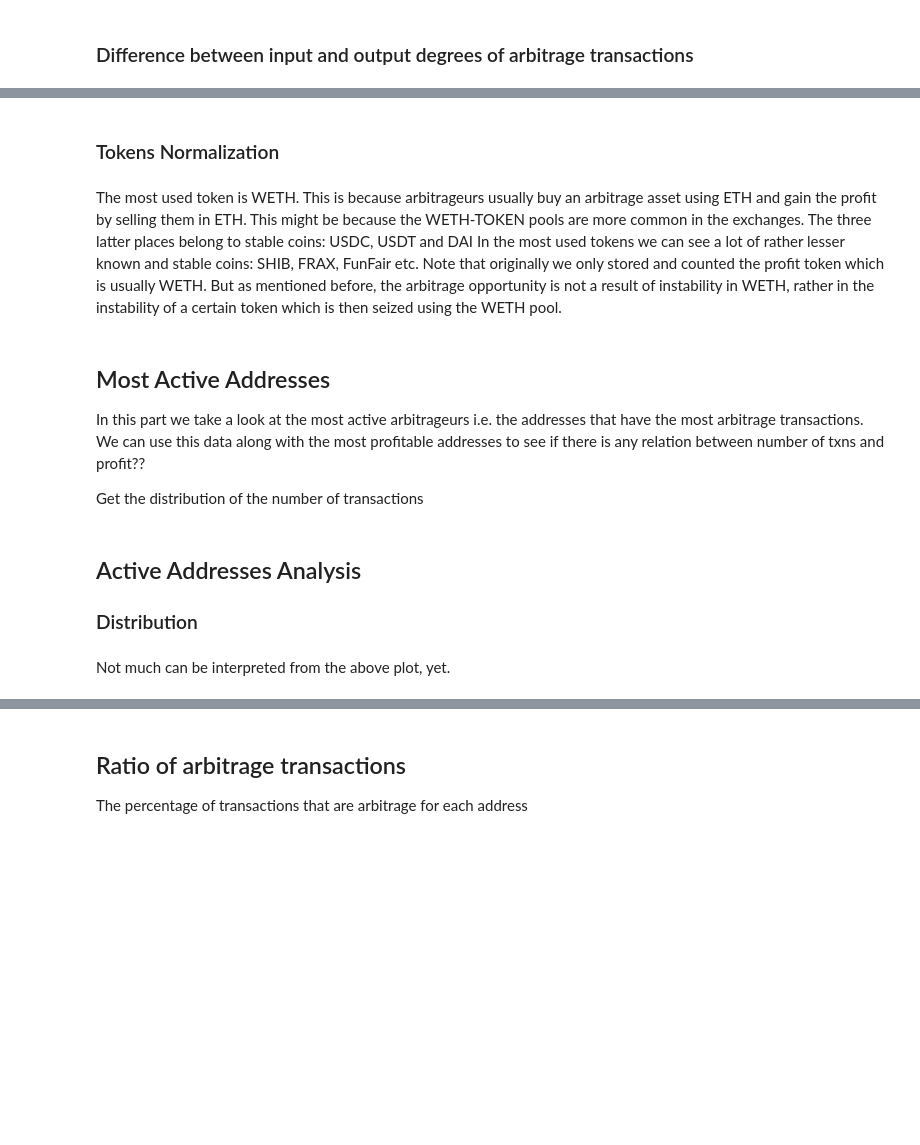
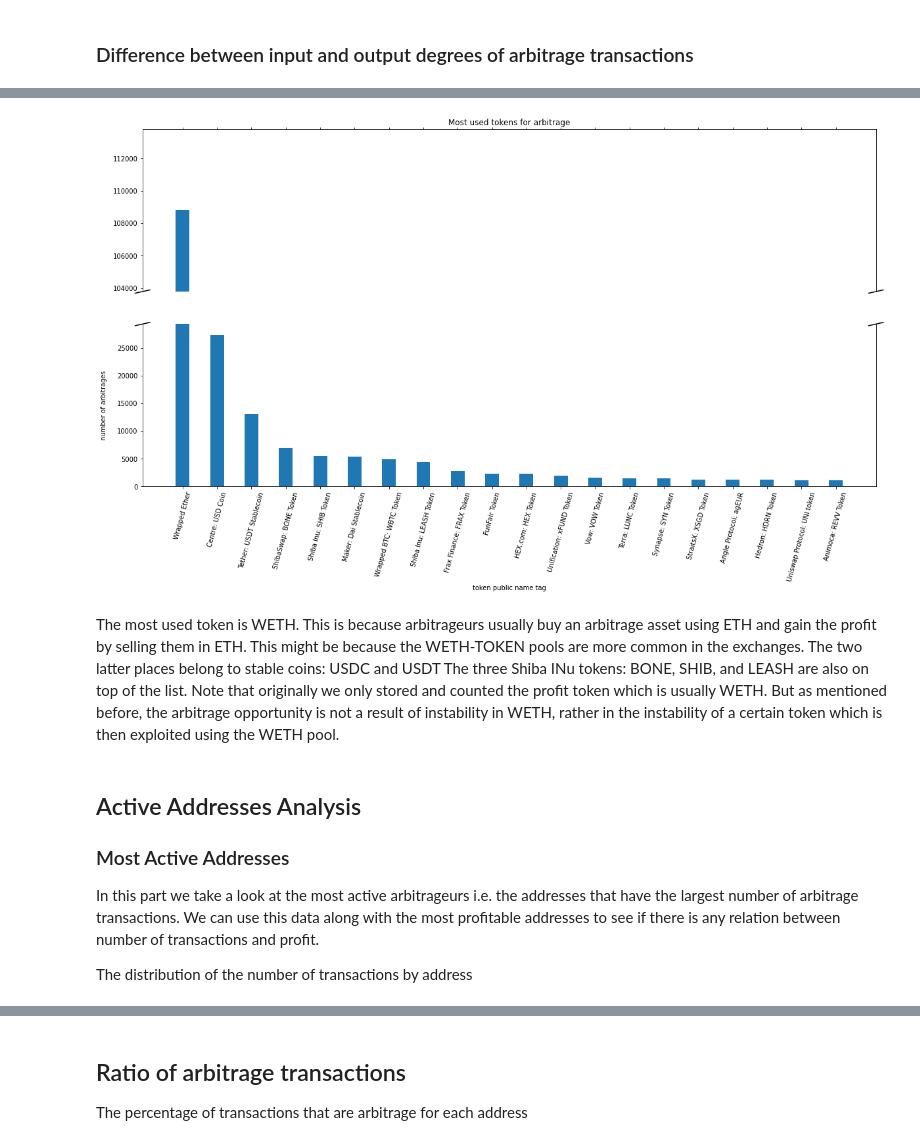
Before and after one commit to noushkia/mev-analysis, a Jupyter notebook: arbitrage_analysis.ipynb, the cells around one changed output, grey strips where cells are left out. Cells and saved outputs as stored; diff of their text form; code cells hidden in the pictures; blank space fills up the shorter version.

Commit message:
Plots: Plot most active addresses. Plot the distribution of addresses. Plot block_position distribution. Plot most used protocols.

```diff
--- a/arbitrage_analysis.ipynb
+++ b/arbitrage_analysis.ipynb
@@ -260,3 +239,3 @@ def _get_name_tags(addresses):
 # %%
-profitable_input_tokens = _token_use('input_tokens_address')
-profitable_output_tokens = _token_use('output_tokens_address')
+input_tokens = _token_use('input_tokens_address')
+output_tokens = _token_use('output_tokens_address')
@@ -294,0 +301,7 @@ public_name_tags = _get_name_tags(most_profitable_tokens.index)
+# %%
+# Get the 20 most used tokens
+# Todo: profits?
+
+most_used_tokens = input_tokens.nlargest(20, input_tokens.columns[0])
+
+public_name_tags = _get_name_tags(most_used_tokens.index)
@@ -295,48 +329,43 @@ public_name_tags = _get_name_tags(most_profitable_tokens.index)
 # %%
-def bar(ax, x, y, _rotation=45, _width=0.3):
+def bar(ax, x, y, _rotation=75, _width=0.4):
     ax.bar(x, y, width=_width)
-    ax.set_xticks(x)
+    ax.set_xticks( x)
     ax.set_xticklabels(x, rotation=_rotation)
 # %%
 from matplotlib.transforms import ScaledTranslation
 
-f, (ax1, ax2) = plt.subplots(2, 1, figsize=(20, 10))
+fig, (ax1, ax2) = plt.subplots(2, 1, figsize=(20, 10))
 
-bar(ax1, most_profitable_tokens.index.map(public_name_tags), most_profitable_tokens.values.squeeze())
-bar(ax2, most_profitable_tokens.index.map(public_name_tags), most_profitable_tokens.values.squeeze())
+bar(ax1, most_used_tokens.index.map(public_name_tags), most_used_tokens.values.squeeze())
+bar(ax2, most_used_tokens.index.map(public_name_tags), most_used_tokens.values.squeeze())
 
-ax1.set_ylim(most_profitable_tokens.values[0] - 5000, most_profitable_tokens.values[0] + 5000)  # outliers only
-ax2.set_ylim(0, most_profitable_tokens.values[1] + 2000)  # most of the data
+ax1.set_ylim(most_used_tokens.values[0] - 5000, most_used_tokens.values[0] + 5000)  # outliers only
+ax2.set_ylim(0, most_used_tokens.values[1] + 2000)  # most of the data
 
 ax1.spines['bottom'].set_visible(False)
 ax2.spines['top'].set_visible(False)
 ax1.xaxis.tick_top()
 ax1.tick_params(labeltop=False)  # don't put tick labels at the top
 ax2.xaxis.tick_bottom()
 
+################# Diagonal Lines #################
+
 d = .010  # how big to make the diagonal lines in axes coordinates
-# arguments to pass to plot, just so we don't keep repeating them
-kwargs = dict(transform=ax1.transAxes, color='k', clip_on=False)
+kwargs = {'transform':ax1.transAxes, 'color':'k', 'clip_on':False}
 ax1.plot((-d, +d), (-d, +d), **kwargs)  # top-left diagonal
 ax1.plot((1 - d, 1 + d), (-d, +d), **kwargs)  # top-right diagonal
 
 kwargs.update(transform=ax2.transAxes)  # switch to the bottom axes
 ax2.plot((-d, +d), (1 - d, 1 + d), **kwargs)  # bottom-left diagonal
 ax2.plot((1 - d, 1 + d), (1 - d, 1 + d), **kwargs)  # bottom-right diagonal
 
+###################################################
+
 ax1.set_title("Most used tokens for arbitrage")
-ax2.set_xlabel("Token public name tag")
-f.text(0.08, 0.5, 'Number of arbitrages', va='center', rotation='vertical')
 
-# https://stackoverflow.com/questions/28615887/how-to-move-a-tick-label-in-matplotlib
-# Create offset transform by 5 points in x direction
-dx = -0.2
-dy = 0.
-offset = ScaledTranslation(dx, dy, f.dpi_scale_trans)
-
-for label in ax2.get_xmajorticklabels():
-    label.set_transform(label.get_transform() + offset)
+ax2.set_xlabel("token public name tag")
+ax2.set_ylabel('number of arbitrages', labelpad=15)
 
 plt.show()
+# %% [output]
+[figure, added]
-# %% [markdown]
-### Tokens Normalization
@@ -345,6 +372,6 @@ most_profitable_tokens
 # %% [markdown]
 The most used token is WETH. This is because arbitrageurs usually buy an arbitrage asset using ETH and gain the profit by selling them in ETH.
 This might be because the WETH-TOKEN pools are more common in the exchanges.
-The three latter places belong to stable coins: USDC, USDT and DAI
-In the most used tokens we can see a lot of rather lesser known and stable coins: SHIB, FRAX, FunFair etc.
-Note that originally we only stored and counted the profit token which is usually WETH. But as mentioned before, the arbitrage opportunity is not a result of instability in WETH, rather in the instability of a certain token which is then seized using the WETH pool.
+The two latter places belong to stable coins: USDC and USDT
+The three Shiba INu tokens: BONE, SHIB, and LEASH are also on top of the list.
+Note that originally we only stored and counted the profit token which is usually WETH. But as mentioned before, the arbitrage opportunity is not a result of instability in WETH, rather in the instability of a certain token which is then exploited using the WETH pool.
@@ -351,7 +389,9 @@ Note that originally we only stored and counted the profit token which is usuall
 # %% [markdown]
-## Most Active Addresses
+## Active Addresses Analysis
 
-In this part we take a look at the most active arbitrageurs i.e. the addresses that have the most arbitrage transactions.
-We can use this data along with the most profitable addresses to see if there is any relation between number of txns and profit??
+### Most Active Addresses
 
-Get the distribution of the number of transactions
+In this part we take a look at the most active arbitrageurs i.e. the addresses that have the largest number of arbitrage transactions.
+We can use this data along with the most profitable addresses to see if there is any relation between number of transactions and profit.
+
+The distribution of the number of transactions by address
@@ -387,4 +397,0 @@ most_active_arbitrageurs
-# %% [markdown]
-## Active Addresses Analysis
-
-### Distribution
@@ -400,2 +397,0 @@ plt.show()
-# %% [markdown]
-Not much can be interpreted from the above plot, yet.
```
Also changed, not shown: parts of 39 cells of this notebook.
